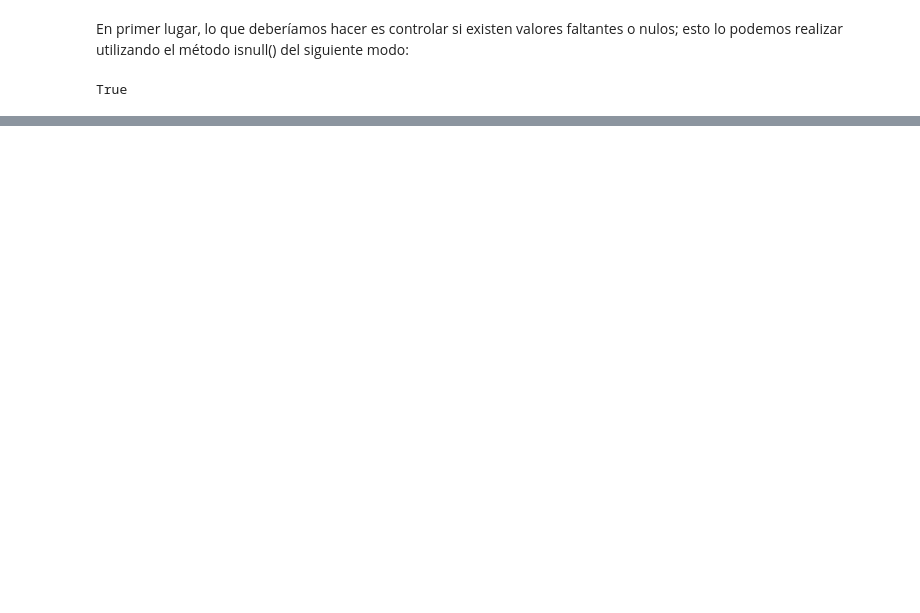
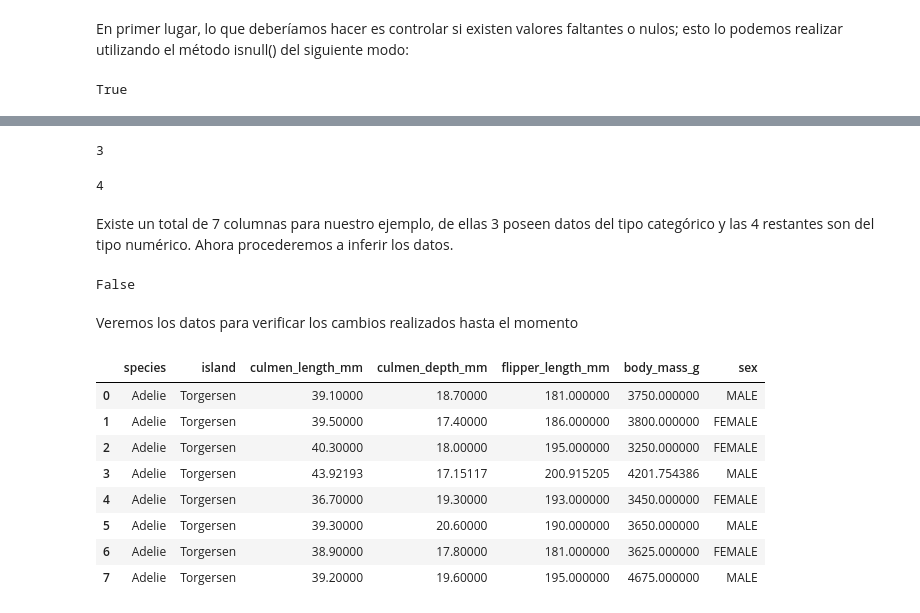
Before and after one commit to epereirasg/Curso-de-Machine-Learning, a Jupyter notebook: Copia_de_Entrega_de_Ernesto_Tarea_Pinguinos_.ipynb, the cells around one changed output, grey strips where cells are left out. Cells and saved outputs as stored; diff of their text form; code cells hidden in the pictures; blank space fills up the shorter version.

```diff
--- a/Copia_de_Entrega_de_Ernesto_Tarea_Pinguinos_.ipynb
+++ b/Copia_de_Entrega_de_Ernesto_Tarea_Pinguinos_.ipynb
@@ -53,0 +80,18 @@ En esta etapa tenemos que hacernos cargo de los datos porque nos dimos cuenta qu
+# %%
+# Agrupando columnas por tipo de datos
+tipos = dataset.columns.to_series().groupby(dataset.dtypes).groups
+
+# Armando lista de columnas categóricas
+ctext = tipos[np.dtype('object')]
+len(ctext)  # cantidad de columnas con datos categóricos.
+# %% [output]
+3
+# %%
+# Armando lista de columnas numéricas
+columnas = dataset.columns  # lista de todas las columnas
+cnum = list(set(columnas) - set(ctext))
+len(cnum)
+# %% [output]
+4
+# %% [markdown]
+Existe un total de 7 columnas para nuestro ejemplo, de ellas 3 poseen datos del tipo categórico y las 4 restantes son del tipo numérico. Ahora procederemos a inferir los datos.
@@ -53,0 +108,19 @@ En esta etapa tenemos que hacernos cargo de los datos porque nos dimos cuenta qu
+# %%
+# Controlando que no hayan valores faltantes, si devuelve false nos aseguramos de que no existen valores faltantes.
+dataset.isnull().any().any()
+# %% [output]
+False
+# %% [markdown]
+Veremos los datos para verificar los cambios realizados hasta el momento
+# %%
+dataset.head(n=8)
+# %% [output]
+|  | species | island | culmen_length_mm | culmen_depth_mm | flipper_length_mm | body_mass_g | sex |
+| 0 | Adelie | Torgersen | 39.10000 | 18.70000 | 181.000000 | 3750.000000 | MALE |
+| 1 | Adelie | Torgersen | 39.50000 | 17.40000 | 186.000000 | 3800.000000 | FEMALE |
+| 2 | Adelie | Torgersen | 40.30000 | 18.00000 | 195.000000 | 3250.000000 | FEMALE |
+| 3 | Adelie | Torgersen | 43.92193 | 17.15117 | 200.915205 | 4201.754386 | MALE |
+| 4 | Adelie | Torgersen | 36.70000 | 19.30000 | 193.000000 | 3450.000000 | FEMALE |
+| 5 | Adelie | Torgersen | 39.30000 | 20.60000 | 190.000000 | 3650.000000 | MALE |
+| 6 | Adelie | Torgersen | 38.90000 | 17.80000 | 181.000000 | 3625.000000 | FEMALE |
+| 7 | Adelie | Torgersen | 39.20000 | 19.60000 | 195.000000 | 4675.000000 | MALE |
```
Also changed, not shown: parts of 33 cells of this notebook.
